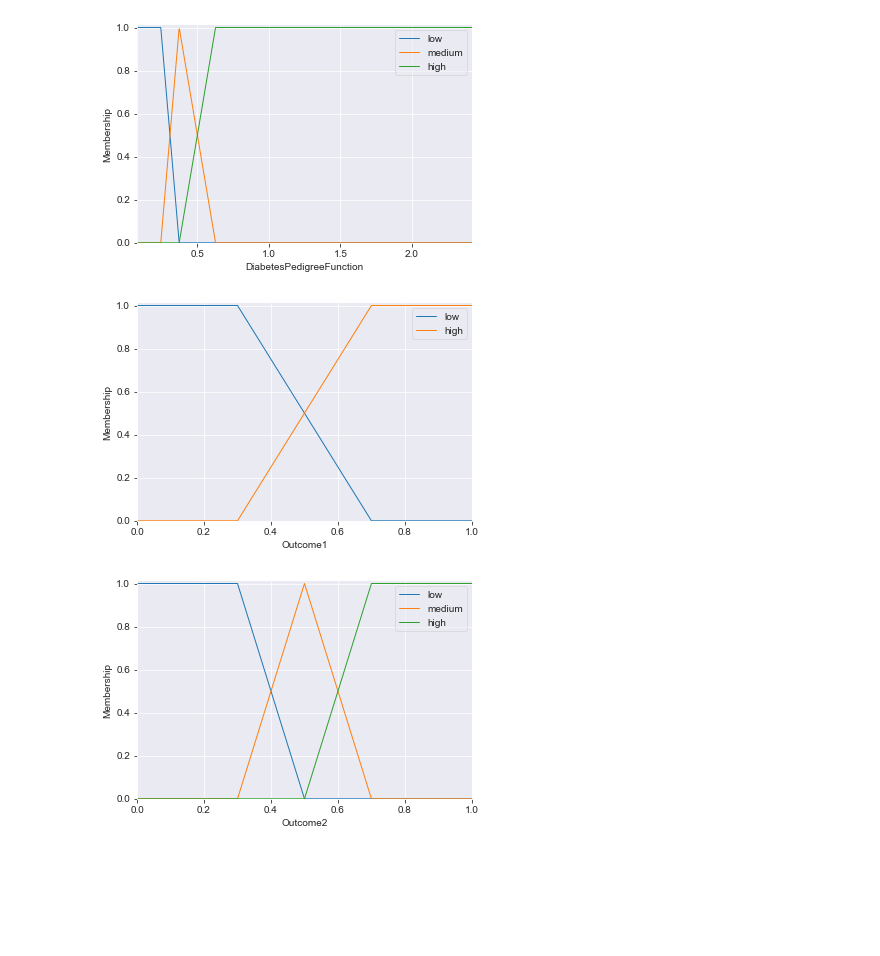
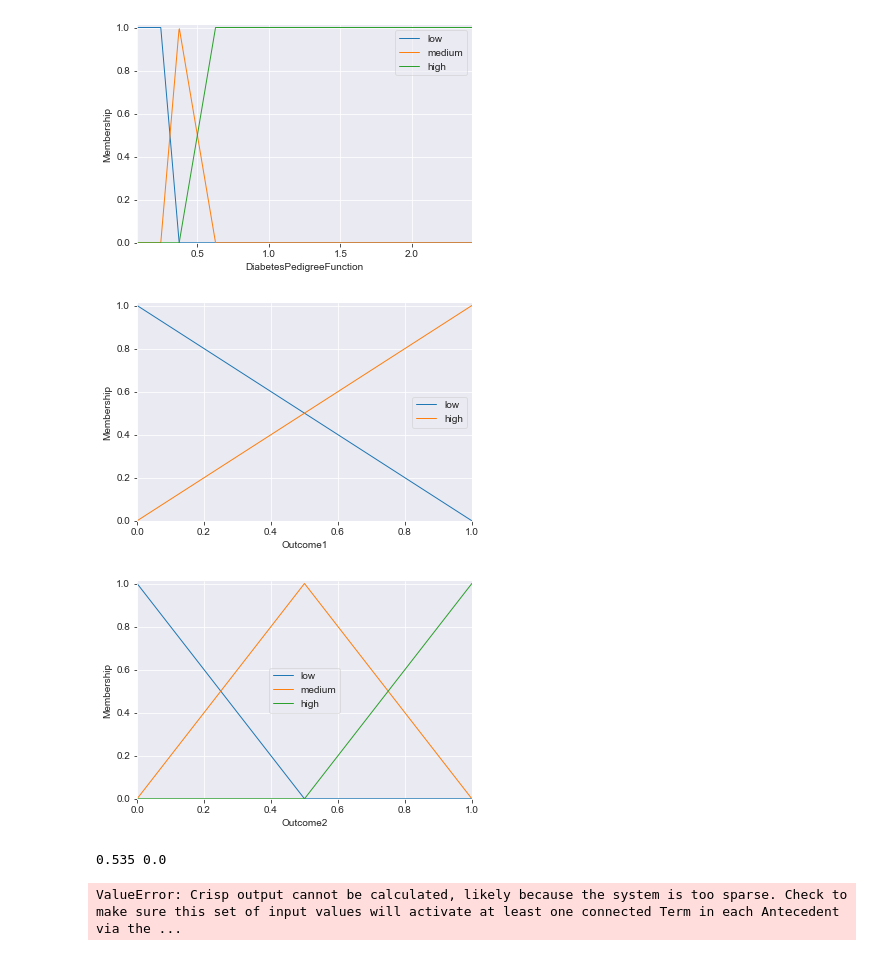
Before and after one commit to Domin8668/Projekt_SSI, a Jupyter notebook: fuzzy.ipynb, the cells around one changed output. Cells and saved outputs as stored; diff of their text form; code cells hidden in the pictures; blank space fills up the shorter version.

Commit message:
Added draft rules for Outcome and created a test simulation

```diff
--- a/fuzzy.ipynb
+++ b/fuzzy.ipynb
@@ -275,15 +275,17 @@ Name: DiabetesPedigreeFunction, dtype: float64
 [figure]
 # %%
 outcome1 = ctrl.Consequent(np.linspace(0., 1., num=101), 'Outcome1')
-outcome1['low'] = fuzz.trapmf(outcome1.universe, [0, 0, 0.3, 0.7])
-outcome1['high'] = fuzz.trapmf(outcome1.universe, [0.3, 0.7, 1, 1])
+outcome1['low'] = fuzz.trimf(outcome1.universe, [0, 0, 1])
+outcome1['high'] = fuzz.trimf(outcome1.universe, [0, 1, 1])
+# outcome1.automf(2, names=['low', 'high'])
 outcome1.view()
 
 outcome2 = ctrl.Consequent(np.linspace(0., 1., num=101), 'Outcome2')
-outcome2['low'] = fuzz.trapmf(outcome2.universe, [0, 0, 0.3, 0.5])
-outcome2['medium'] = fuzz.trimf(outcome2.universe, [0.3, 0.5, 0.7])
-outcome2['high'] = fuzz.trapmf(outcome2.universe, [0.5, 0.7, 1, 1])
+outcome2['low'] = fuzz.trimf(outcome2.universe, [0, 0, 0.5])
+outcome2['medium'] = fuzz.trimf(outcome2.universe, [0, 0.5, 1])
+outcome2['high'] = fuzz.trimf(outcome2.universe, [0.5, 1, 1])
+# outcome2.automf(3)
 outcome2.view()
 # %% [output]
-[figure, old version]
+[figure, new version]
-[figure, old version]
+[figure, new version]
@@ -289,0 +345,48 @@ outcome2.view()
+# %%
+sample = data.iloc[random.randint(0, 768)]
+# sample = data[data['Pregnancies'] == 17]
+outcome1_test.input['Pregnancies'] = sample['Pregnancies']
+outcome1_test.input['Glucose'] = sample['Glucose']
+outcome1_test.input['BloodPressure'] = sample['BloodPressure']
+outcome1_test.input['SkinThickness'] = sample['SkinThickness']
+outcome1_test.input['Insulin'] = sample['Insulin']
+outcome1_test.input['BMI'] = sample['BMI']
+outcome1_test.input['DiabetesPedigreeFunction'] = sample['DiabetesPedigreeFunction']
+outcome1_test.input['Age'] = sample['Age']
+outcome1_test.compute()
+print(round(outcome1_test.output['Outcome1'], 3), sample['Outcome'])
+# %% [output]
+0.535 0.0
+# %%
+from statistics import mean
+
+
+zeros = []
+ones = []
+for _, sample in data[data['Outcome'] == 0].iterrows():
+    outcome1_test.input['Pregnancies'] = sample['Pregnancies']
+    outcome1_test.input['Glucose'] = sample['Glucose']
+    outcome1_test.input['BloodPressure'] = sample['BloodPressure']
+    outcome1_test.input['SkinThickness'] = sample['SkinThickness']
+    outcome1_test.input['Insulin'] = sample['Insulin']
+    outcome1_test.input['BMI'] = sample['BMI']
+    outcome1_test.input['DiabetesPedigreeFunction'] = sample['DiabetesPedigreeFunction']
+    outcome1_test.input['Age'] = sample['Age']
+    outcome1_test.compute()
+    zeros.append(outcome1_test.output['Outcome1'])
+print(round(mean(zeros), 3))
+
+for _, sample in data[data['Outcome'] == 1].iterrows():
+    outcome1_test.input['Pregnancies'] = sample['Pregnancies']
+    outcome1_test.input['Glucose'] = sample['Glucose']
+    outcome1_test.input['BloodPressure'] = sample['BloodPressure']
+    outcome1_test.input['SkinThickness'] = sample['SkinThickness']
+    outcome1_test.input['Insulin'] = sample['Insulin']
+    outcome1_test.input['BMI'] = sample['BMI']
+    outcome1_test.input['DiabetesPedigreeFunction'] = sample['DiabetesPedigreeFunction']
+    outcome1_test.input['Age'] = sample['Age']
+    outcome1_test.compute()
+    ones.append(outcome1_test.output['Outcome1'])
+print(round(mean(ones), 3))
+# %% [output]
+ValueError: Crisp output cannot be calculated, likely because the system is too sparse. Check to make sure this set of input values will activate at least one connected Term in each Antecedent via the ...
```
Also changed, not shown: parts of 7 cells of this notebook.
